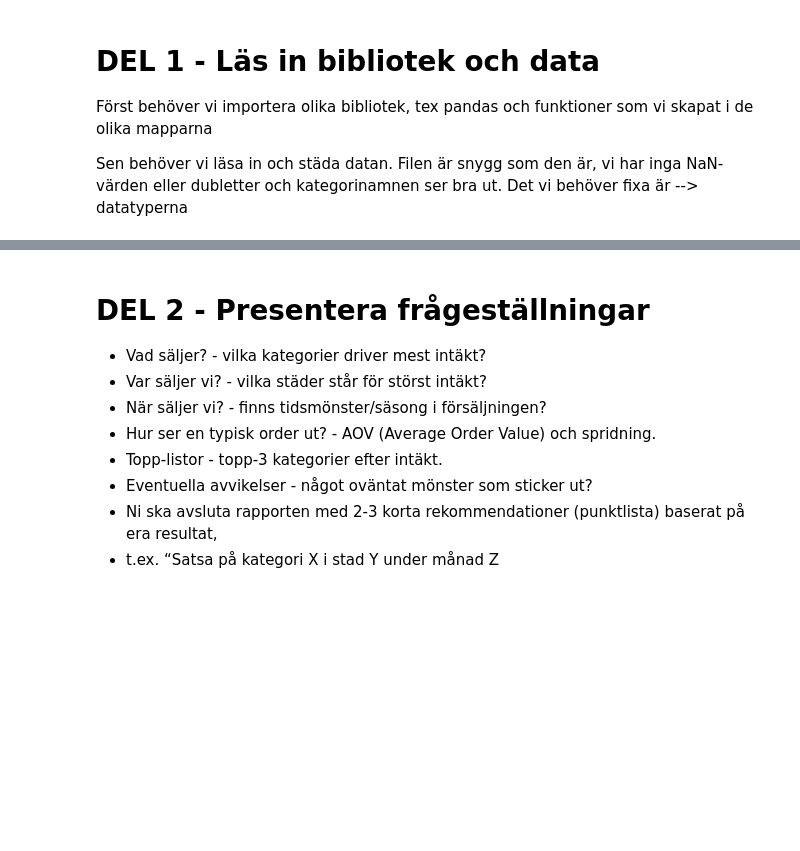
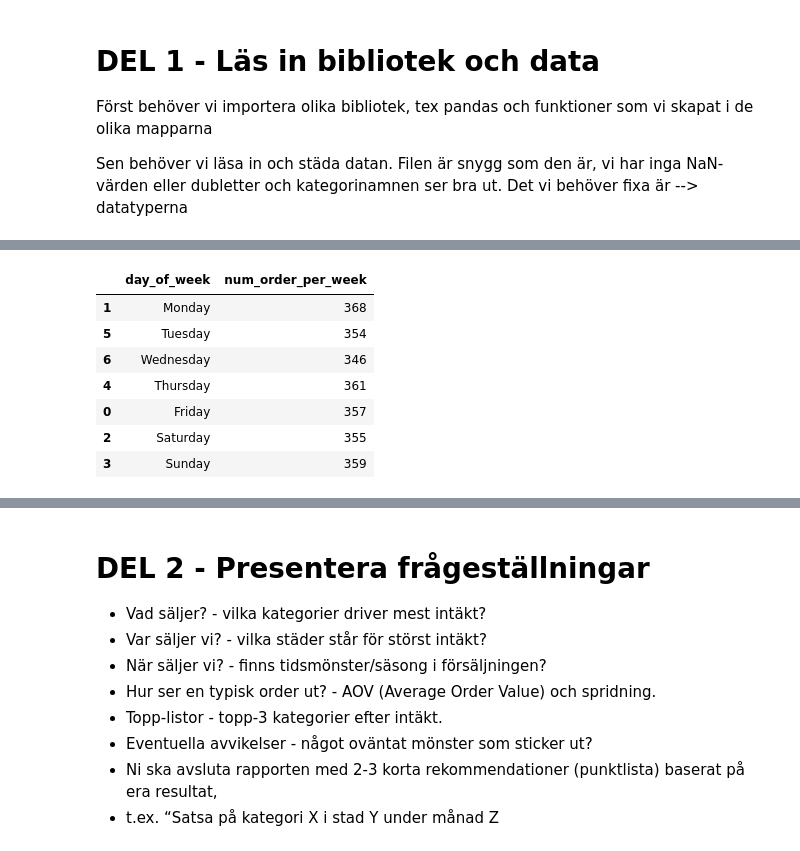
Before and after one commit to eliasstalfreelancer/GruppArbete, a Jupyter notebook: Report.ipynb, the cells around one changed output, grey strips where cells are left out. Saved outputs shown, nothing was run; the diff lists cells and outputs as text; code cells hidden in the pictures; blank space fills up the shorter version.

Commit message:
Added order_per_month, order_per_weekday functions in metrics.py, then added plot_orders_weekday and plot_orders_month in viz.py

```diff
--- a/Report.ipynb
+++ b/Report.ipynb
@@ -17,4 +17,4 @@ df_raw = load_data("data/ecommerce_sales.csv")
 
 """Skapa en ny variabe 'df' där vi sparar en 'städat' fil med en funktion vi skapat i 'io_utils ."""
 
-df = clean_data(df)
+df = clean_data(df_raw)
@@ -38,0 +25,4 @@ memory usage: 103.1 KB
+# %%
+df['month'] = df['date'].dt.to_period('M')  # Tar ut månaden från datumet
+
+df['day_of_week'] = df['date'].dt.day_name() # Tar ur veckodagen från datumet
@@ -38,0 +41,12 @@ memory usage: 103.1 KB
+# %%
+from src.metrics import order_per_weekday
+order_per_weekday(df)
+# %% [output]
+|  | day_of_week | num_order_per_week |
+| 1 | Monday | 368 |
+| 5 | Tuesday | 354 |
+| 6 | Wednesday | 346 |
+| 4 | Thursday | 361 |
+| 0 | Friday | 357 |
+| 2 | Saturday | 355 |
+| 3 | Sunday | 359 |
```
Also changed, not shown: parts of 11 cells of this notebook, 2 other files.
